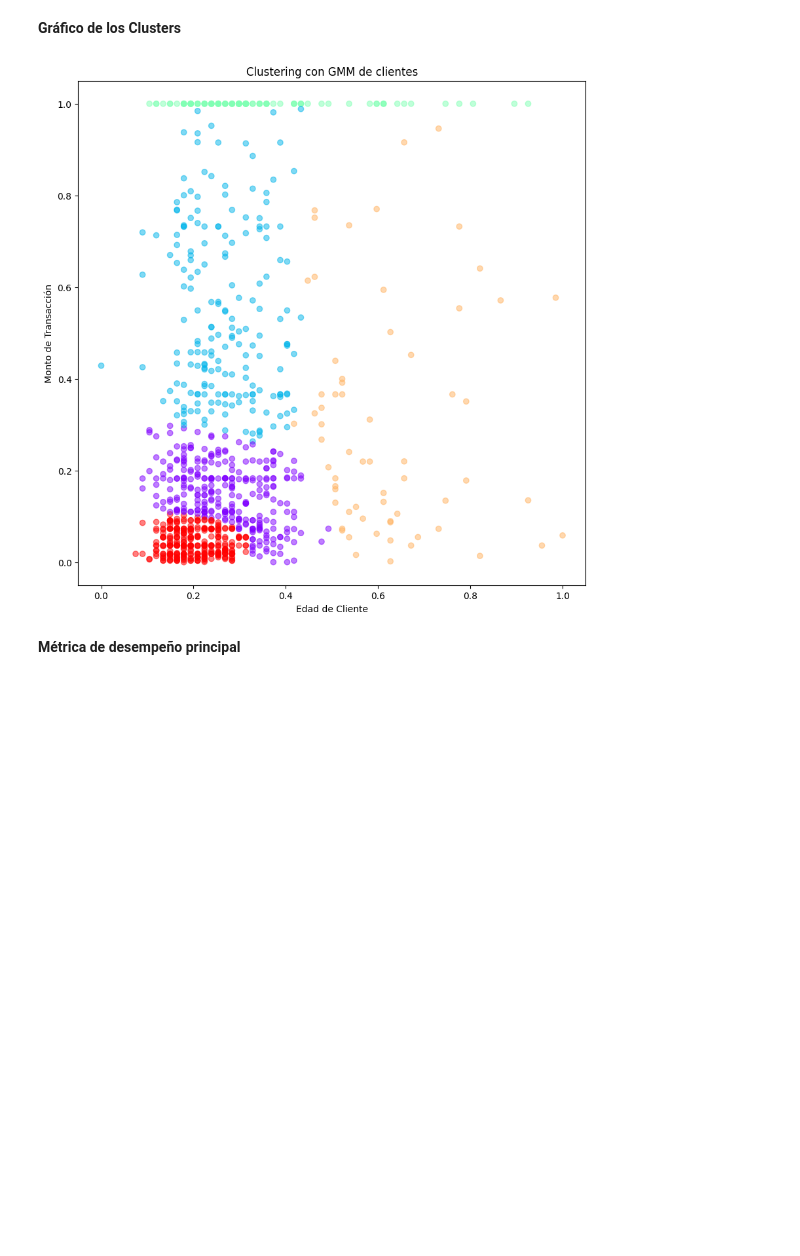
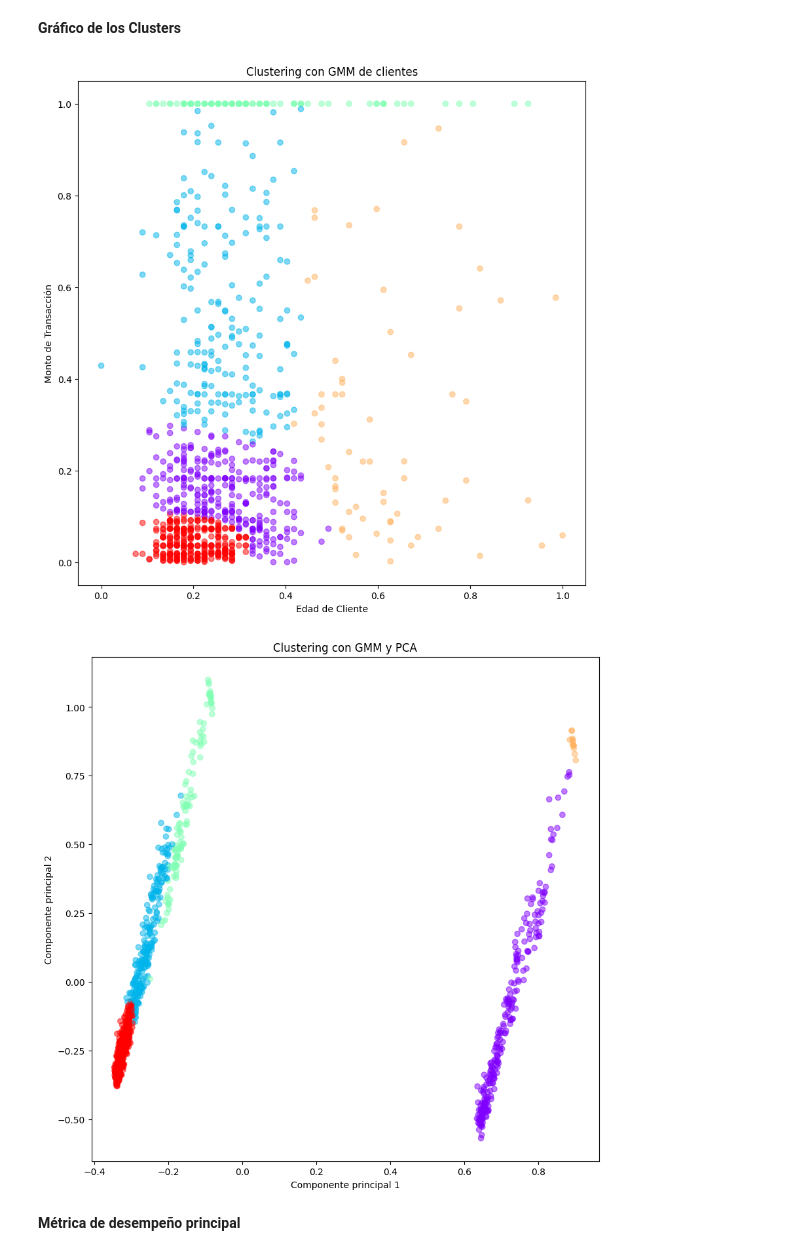
Before and after one commit to mariaRam2003/Laboratorio4_IA, a Jupyter notebook: Task 2.2 - GMM.ipynb, the cells around one changed output. Cells and saved outputs as stored; diff of their text form; code cells hidden in the pictures; blank space fills up the shorter version.

```diff
--- a/Task 2.2 - GMM.ipynb
+++ b/Task 2.2 - GMM.ipynb
@@ -457,29 +495,53 @@ gmm.fit(data)
 # %% [markdown]
 **Gráfico de los Clusters**
 # %%
-# Suponiendo que 'data_np' contiene tus dos características seleccionadas y 'gmm' es tu modelo ya ajustado
+# --------------------------- Sin PCA ---------------------------
+# Obtener predicciones
 cluster_labels = gmm.predict(data)
 
 # Generar colores para cada cluster de forma aleatoria o predefinida
 colors = plt.cm.rainbow(np.linspace(0, 1, gmm.k))
 
 # Añadir etiquetas de cluster al DataFrame para facilitar la visualización
 features['cluster_labels'] = cluster_labels
 
 # Añadir colores a cada punto basado en su etiqueta de cluster
 features['color'] = features['cluster_labels'].apply(lambda x: colors[x])
 
 # Graficar los puntos con colores de cluster
 plt.figure(figsize=(10, 10))
 plt.scatter(features['CustomerAge'], features['TransactionAmount (INR)'], c=features['color'], alpha=0.5)
 
-
 plt.xlabel('Edad de Cliente')
 plt.ylabel('Monto de Transacción')
 plt.title('Clustering con GMM de clientes')
 plt.show()
+
+
+# --------------------------- Con PCA ---------------------------
+# Obtener predicciones
+cluster_labels_pca = gmm_pca.predict(data_pca)
+
+# Generar colores para cada cluster de forma aleatoria o predefinida
+colors = plt.cm.rainbow(np.linspace(0, 1, gmm_pca.k))
+
+# Añadir etiquetas de cluster al DataFrame para facilitar la visualización
+features_pca['cluster_labels'] = cluster_labels_pca
+
+# Añadir colores a cada punto basado en su etiqueta de cluster
+features_pca['color'] = features_pca['cluster_labels'].apply(lambda x: colors[x])
+
+# Graficar los puntos con colores de cluster
+plt.figure(figsize=(10, 10))
+plt.scatter(data_pca[:,0], data_pca[:,1], c=features_pca['color'], alpha=0.5)
+
+plt.xlabel('Componente principal 1')
+plt.ylabel('Componente principal 2')
+plt.title('Clustering con GMM y PCA')
+plt.show()
 # %% [output]
 [figure]
+[figure, added]
 # %% [markdown]
 **Métrica de desempeño principal**
 # %%
```
Also changed, not shown: parts of 19 cells of this notebook.
